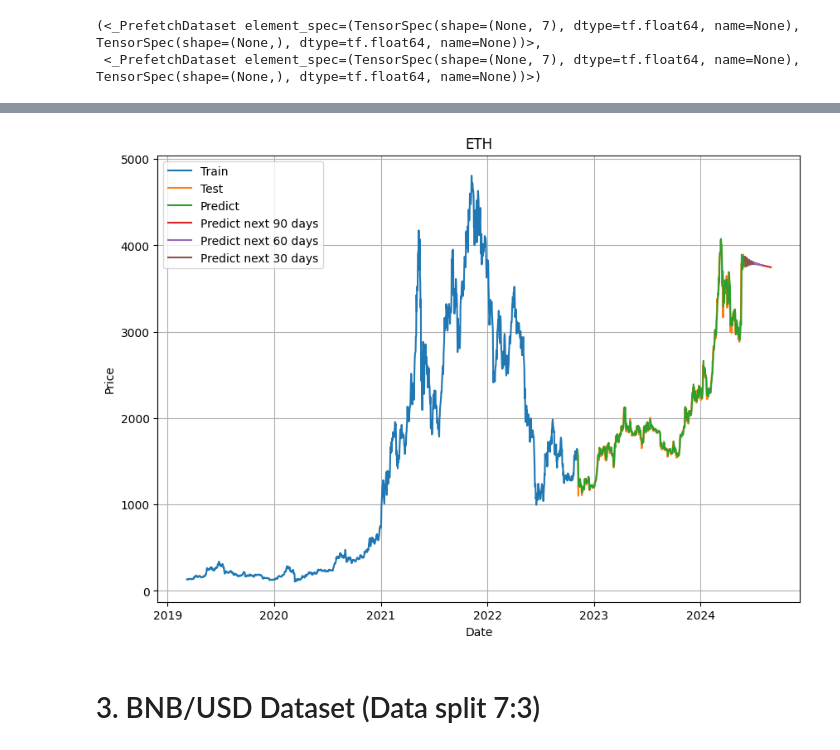
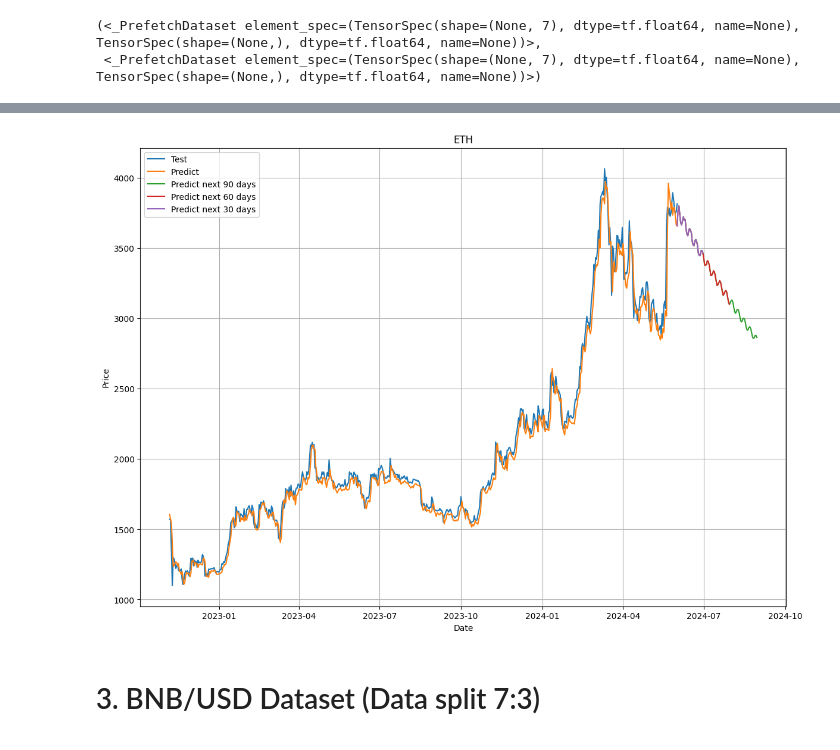
Before and after one commit to UIT21522336/IS403_O22_HTCL_10, a Jupyter notebook: Model/Team10_NBEATS.ipynb, the cells around one changed output, grey strips where cells are left out. Saved outputs shown, nothing was run; the diff lists cells and outputs as text; code cells hidden in the pictures.

```diff
--- a/Model/Team10_NBEATS.ipynb
+++ b/Model/Team10_NBEATS.ipynb
@@ -233,4 +228,7 @@ def get_future_dates(start_date, into_future, offset=1):
 # %%
 last_timestep = df.index[-1]
 next_time_steps = get_future_dates(start_date=last_timestep, into_future=INTO_FUTURE)
+# %%
+next_time_steps = np.insert(next_time_steps, 0, last_timestep)
+future_forecast = np.insert(future_forecast, 0, model_preds1[-1])
 # %%
@@ -344,7 +341,7 @@ test_labels_dataset = tf.data.Dataset.from_tensor_slices(y_test)
 train_dataset = tf.data.Dataset.zip((train_features_dataset, train_labels_dataset))
 test_dataset = tf.data.Dataset.zip((test_features_dataset, test_labels_dataset))
 
-BATCH_SIZE = 1024
+BATCH_SIZE = 64
 train_dataset = train_dataset.batch(BATCH_SIZE).prefetch(tf.data.AUTOTUNE)
 test_dataset = test_dataset.batch(BATCH_SIZE).prefetch(tf.data.AUTOTUNE)
 
@@ -354,7 +351,7 @@ train_dataset, test_dataset
  <_PrefetchDataset element_spec=(TensorSpec(shape=(None, 7), dtype=tf.float64, name=None), TensorSpec(shape=(None,), dtype=tf.float64, name=None))>)
 # %%
 N_EPOCHS = 100
-N_NEURONS = 512
+N_NEURONS = 50
 N_LAYERS = 4
 N_STACKS = 30
 
@@ -394,12 +391,10 @@ model = tf.keras.Model(inputs=stack_input,
                          outputs=forecast,
                          name="model_N-BEATS")
 
-model.compile(loss="mae",
-                optimizer=tf.keras.optimizers.Adam(0.001),
-                metrics=["mae", "mse"])
+model.compile(optimizer='adam', loss='mean_squared_error')
 
 model.fit(train_dataset,
             epochs=N_EPOCHS,
-            validation_data=test_dataset)
+           verbose=1)
 # %% [output]
 Epoch 1/100
@@ -488,26 +480,28 @@ def get_future_dates(start_date, into_future, offset=1):
 # %%
 last_timestep = df.index[-1]
 next_time_steps = get_future_dates(start_date=last_timestep, into_future=INTO_FUTURE)
+# %%
+next_time_steps = np.insert(next_time_steps, 0, last_timestep)
+future_forecast = np.insert(future_forecast, 0, model_preds1[-1])
 # %%
-
 # Visualize time series of actual and predicted values
-plt.figure(figsize=(10, 7))
-plt.plot(X_train1, y_train1, linestyle='-', label='Train')
+plt.figure(figsize=(14, 10))
+#plt.plot(X_train1, y_train1, linestyle='-', label='Train')
 plt.plot(X_test1, y_test1, linestyle='-', label='Test')
 
 plt.plot(X_test1, model_preds1, linestyle='-', label='Predict')
 
 plt.plot(next_time_steps[-90:], future_forecast[-90:], linestyle='-', label='Predict next 90 days')
 plt.plot(next_time_steps[:60], future_forecast[:60], linestyle='-', label='Predict next 60 days')
 plt.plot(next_time_steps[:30], future_forecast[:30], linestyle='-', label='Predict next 30 days')
 plt.title('ETH')
 plt.xlabel('Date')
 plt.ylabel('Price')
 plt.legend()
 plt.grid(True)
 plt.show()
 # %% [output]
-[figure, old version]
+[figure, new version]
 # %% [markdown]
 # 3. BNB/USD Dataset (Data split 7:3)
 # %%
```
Also changed, not shown: parts of 59 cells of this notebook, 5 other files.
